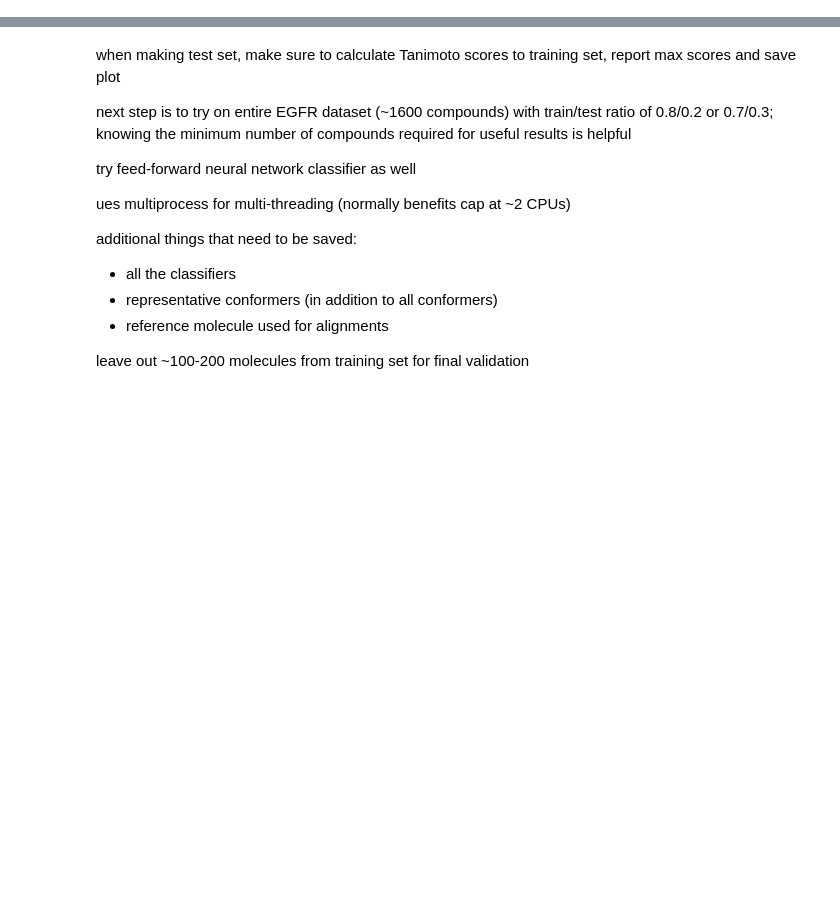
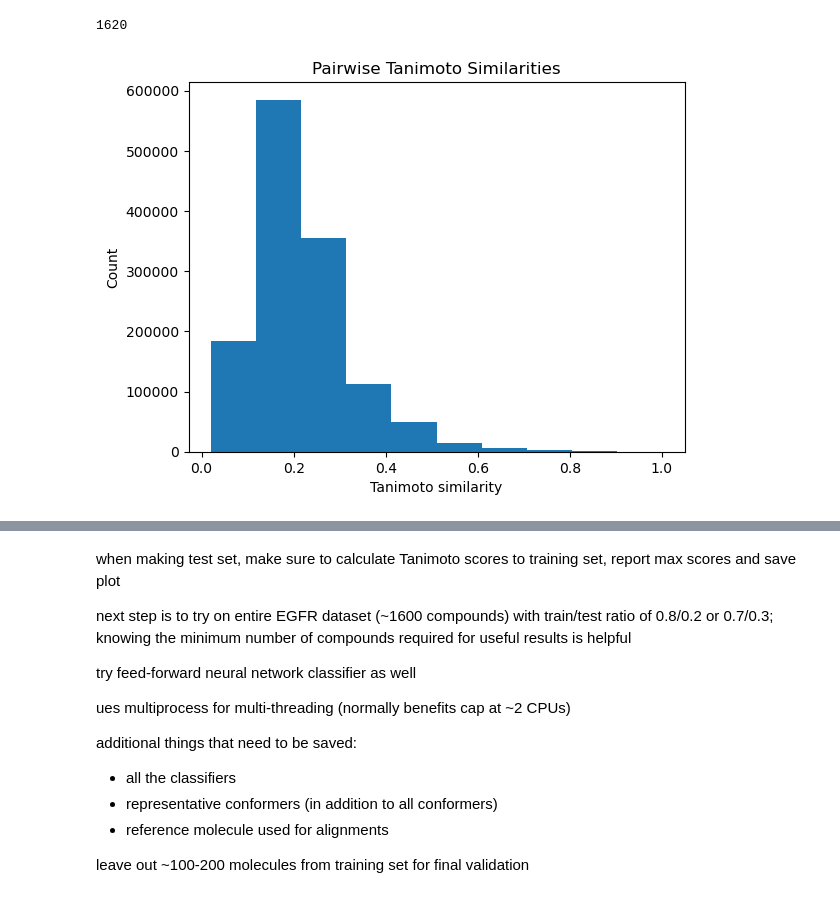
Before and after one commit to mghahremanpour/PharmMap, a Jupyter notebook: testing_notebooks/ph4_screening_test.ipynb, the cells around one changed output, grey strips where cells are left out. Saved outputs shown, nothing was run; the diff lists cells and outputs as text; code cells hidden in the pictures; blank space fills up the shorter version.

```diff
--- a/testing_notebooks/ph4_screening_test.ipynb
+++ b/testing_notebooks/ph4_screening_test.ipynb
@@ -45,0 +63,21 @@ training_set = hits_multiple_confs+decoys_multiple_confs
+# %%
+allmols = [Chem.MolFromSmiles(m) for m in EGFR_ligands['Smiles']]
+len(allmols)
+# %% [output]
+1620
+# %%
+fpgen = AllChem.GetMorganGenerator()
+fps = AllChem.GetFPs(allmols)
+# %%
+from rdkit.DataManip.Metric.rdMetricMatrixCalc import GetTanimotoSimMat
+sims = GetTanimotoSimMat(fps)
+# %%
+fig,ax=plt.subplots()
+ax.hist(sims)
+ax.set_xlabel('Tanimoto similarity')
+ax.set_ylabel('Count')
+ax.set_title('Pairwise Tanimoto Similarities')
+plt.savefig('/home/draytj01/workspace/figures/EGFR_dataset_tanimotos.png',bbox_inches='tight')
+plt.show()
+# %% [output]
+[figure, added]
```
Also changed, not shown: parts of 79 cells of this notebook, 4 other files.
